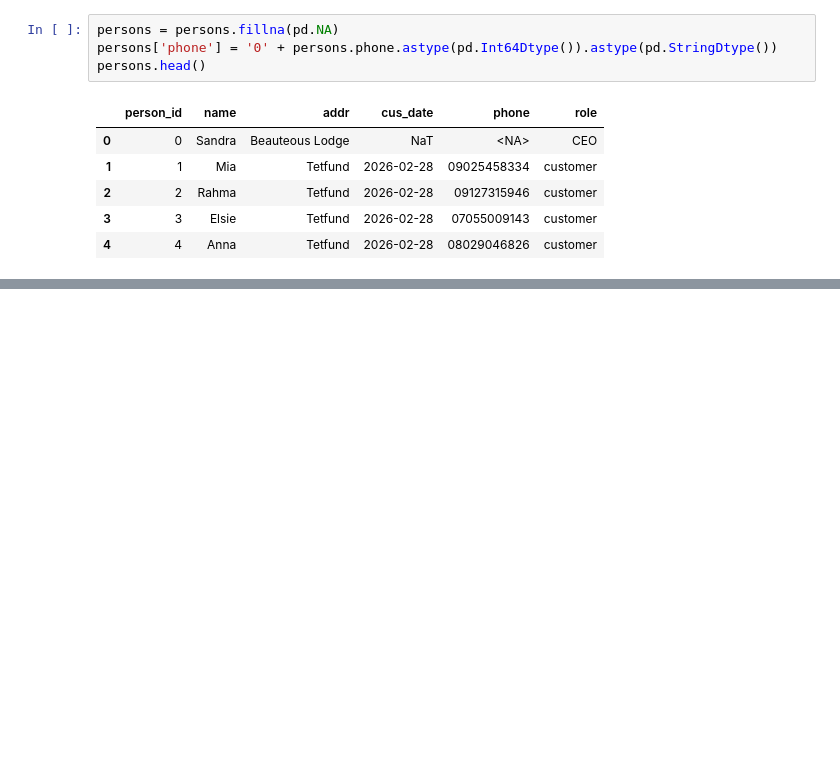
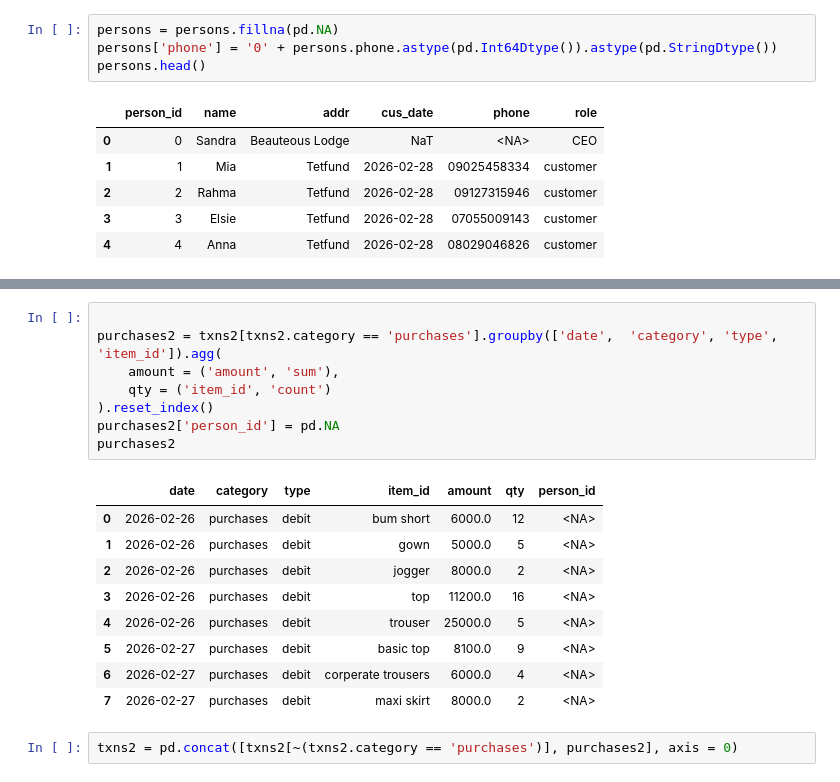
Before and after one commit to Rejoice312/crucial_sales, a Jupyter notebook: Untitled1.ipynb, the cells around one changed output, grey strips where cells are left out. Saved outputs shown, nothing was run; the diff lists cells and outputs as text; blank space fills up the shorter version.

```diff
--- a/Untitled1.ipynb
+++ b/Untitled1.ipynb
@@ -111,0 +115,20 @@ items[items.item_id.isin(ids)]
+# %%
+
+purchases2 = txns2[txns2.category == 'purchases'].groupby(['date',  'category', 'type', 'item_id']).agg(
+    amount = ('amount', 'sum'),
+    qty = ('item_id', 'count')
+).reset_index()
+purchases2['person_id'] = pd.NA
+purchases2
+# %% [output]
+|  | date | category | type | item_id | amount | qty | person_id |
+| 0 | 2026-02-26 | purchases | debit | bum short | 6000.0 | 12 | <NA> |
+| 1 | 2026-02-26 | purchases | debit | gown | 5000.0 | 5 | <NA> |
+| 2 | 2026-02-26 | purchases | debit | jogger | 8000.0 | 2 | <NA> |
+| 3 | 2026-02-26 | purchases | debit | top | 11200.0 | 16 | <NA> |
+| 4 | 2026-02-26 | purchases | debit | trouser | 25000.0 | 5 | <NA> |
+| 5 | 2026-02-27 | purchases | debit | basic top | 8100.0 | 9 | <NA> |
+| 6 | 2026-02-27 | purchases | debit | corperate trousers | 6000.0 | 4 | <NA> |
+| 7 | 2026-02-27 | purchases | debit | maxi skirt | 8000.0 | 2 | <NA> |
+# %%
+txns2 = pd.concat([txns2[~(txns2.category == 'purchases')], purchases2], axis = 0)
```
Also changed, not shown: parts of 17 cells of this notebook, 3 other files.
